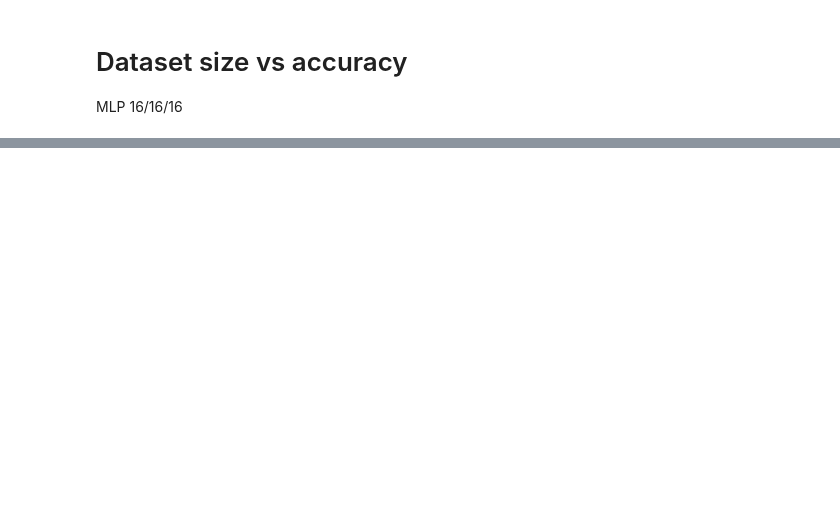
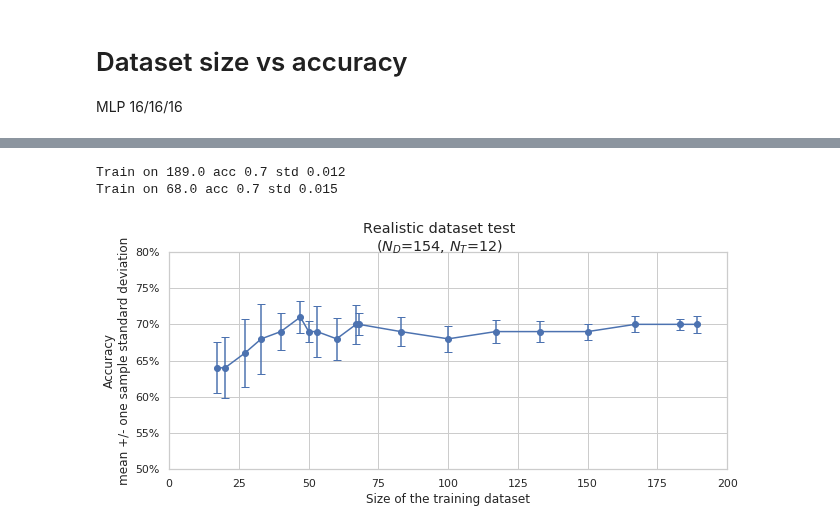
Before and after one commit to Withington/deepscent, a Jupyter notebook: notebooks/results/04_results.ipynb, the cells around one changed output, grey strips where cells are left out. Cells and saved outputs as stored; diff of their text form; code cells hidden in the pictures; blank space fills up the shorter version.

```diff
--- a/notebooks/results/04_results.ipynb
+++ b/notebooks/results/04_results.ipynb
@@ -719,18 +879,22 @@ ax.set_ylabel('Mean validation accuracy')
 # %%
-end_test_acc = [0.64,0.64,0.66,0.68,0.69,0.71,0.69,0.69,0.68,0.7,0.69,0.68,0.69,0.69,0.69,0.7,0.7,0.7]
-end_test_std = [0.035,0.042,0.047,0.048,0.025,0.022,0.015,0.035,0.029,0.027,0.02,0.018,0.016,0.014,0.011,0.011,0.008,0.012]
+end_test_acc = [0.64,0.64,0.66,0.68,0.69,0.71,0.69,0.69,0.68,0.7,0.7,0.69,0.68,0.69,0.69,0.69,0.7,0.7,0.7]
+end_test_std = [0.035,0.042,0.047,0.048,0.025,0.022,0.015,0.035,0.029,0.027,0.015,0.02,0.018,0.016,0.014,0.011,0.011,0.008,0.012]
 
 yerr = [end_test_std, end_test_std]
 fig, ax = plt.subplots(figsize=(10, 4))
 ax.errorbar(x_train, end_test_acc, yerr,fmt='-o', capsize=4)
 
 ax.set_ylim(bottom=0.5, top=0.8)
 ax.set_xlim(left=0, right=200)
 ax.yaxis.set_major_formatter(mtick.PercentFormatter(1.0, 0))
 num_text = '($N_D$='+str(154)+', $N_T$='+str(12)+')'
 plt.suptitle('Realistic dataset test\n'+num_text)
 ax.set_xlabel('Size of the training dataset')
 ax.set_ylabel('Accuracy\nmean +/- one sample standard deviation')
 
 print('Train on', x_train[-1], 'acc', end_test_acc[-1], 'std', end_test_std[-1])
-print('Train on', x_train[9], 'acc', end_test_acc[9], 'std', end_test_std[9])
+print('Train on', x_train[10], 'acc', end_test_acc[10], 'std', end_test_std[10])
+# %% [output]
+Train on 189.0 acc 0.7 std 0.012
+Train on 68.0 acc 0.7 std 0.015
+[figure, added]
```
Also changed, not shown: parts of 18 cells of this notebook.
